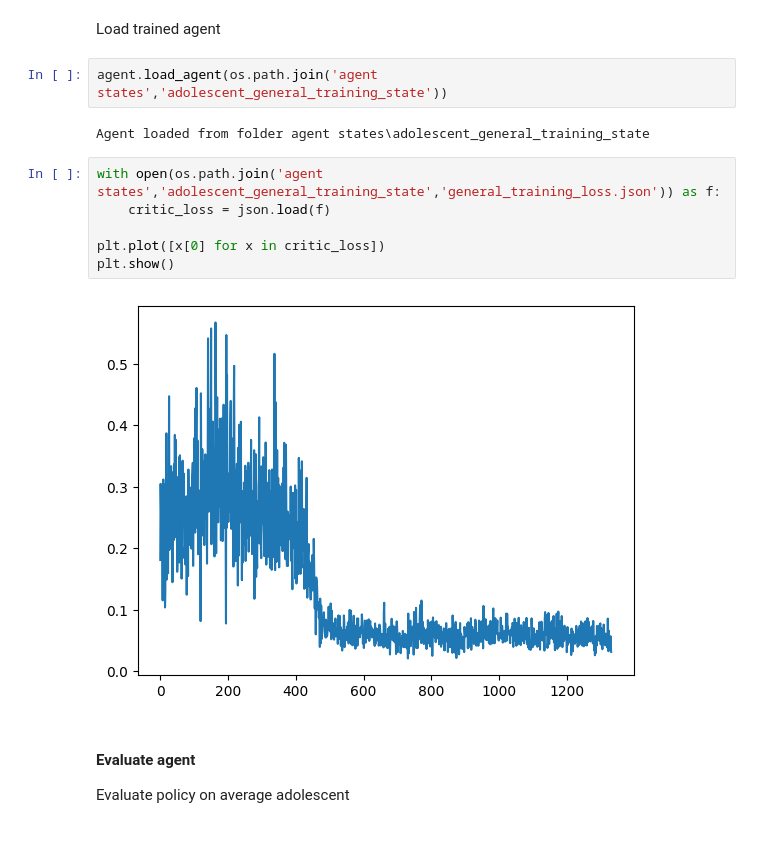
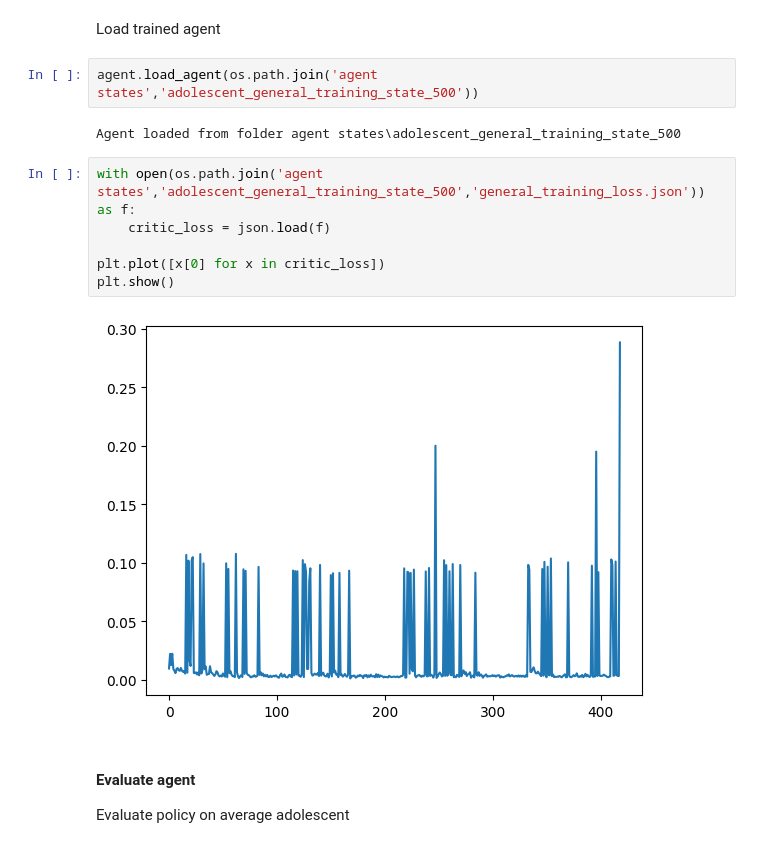
Before and after one commit to homolan13/RL_Project_DeepRL, a Jupyter notebook: modules/results_adolescent.ipynb, the cells around one changed output. Cells and saved outputs as stored; diff of their text form.

```diff
--- a/modules/results_adolescent.ipynb
+++ b/modules/results_adolescent.ipynb
@@ -53,17 +53,17 @@ _ = agent.general_training()
 # %% [markdown]
 Load trained agent
 # %%
-agent.load_agent(os.path.join('agent states','adolescent_general_training_state'))
+agent.load_agent(os.path.join('agent states','adolescent_general_training_state_500'))
 # %% [output]
-Agent loaded from folder agent states\adolescent_general_training_state
+Agent loaded from folder agent states\adolescent_general_training_state_500
 # %%
-with open(os.path.join('agent states','adolescent_general_training_state','general_training_loss.json')) as f:
+with open(os.path.join('agent states','adolescent_general_training_state_500','general_training_loss.json')) as f:
     critic_loss = json.load(f)
 
 plt.plot([x[0] for x in critic_loss])
 plt.show()
 # %% [output]
-[figure, old version]
+[figure, new version]
 # %% [markdown]
 #### Evaluate agent
 Evaluate policy on average adolescent
```
Also changed, not shown: parts of 6 cells of this notebook, 35 other files.
